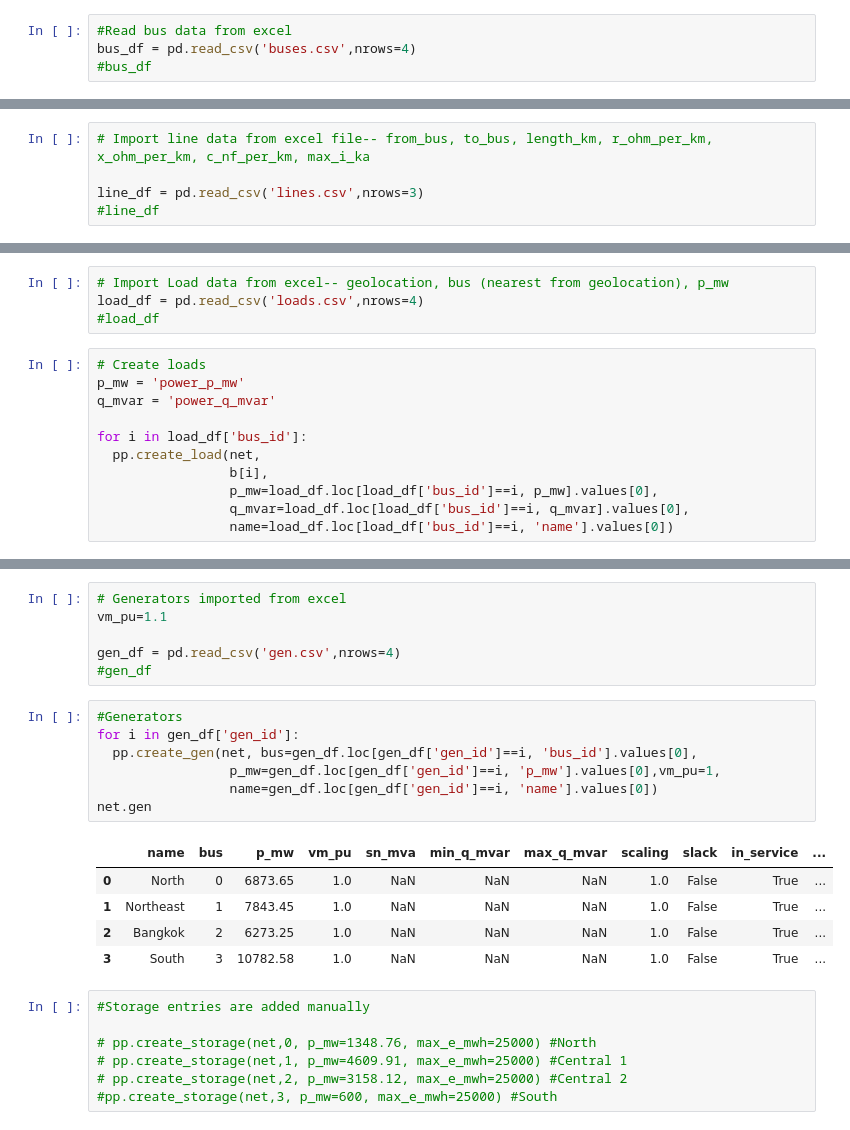
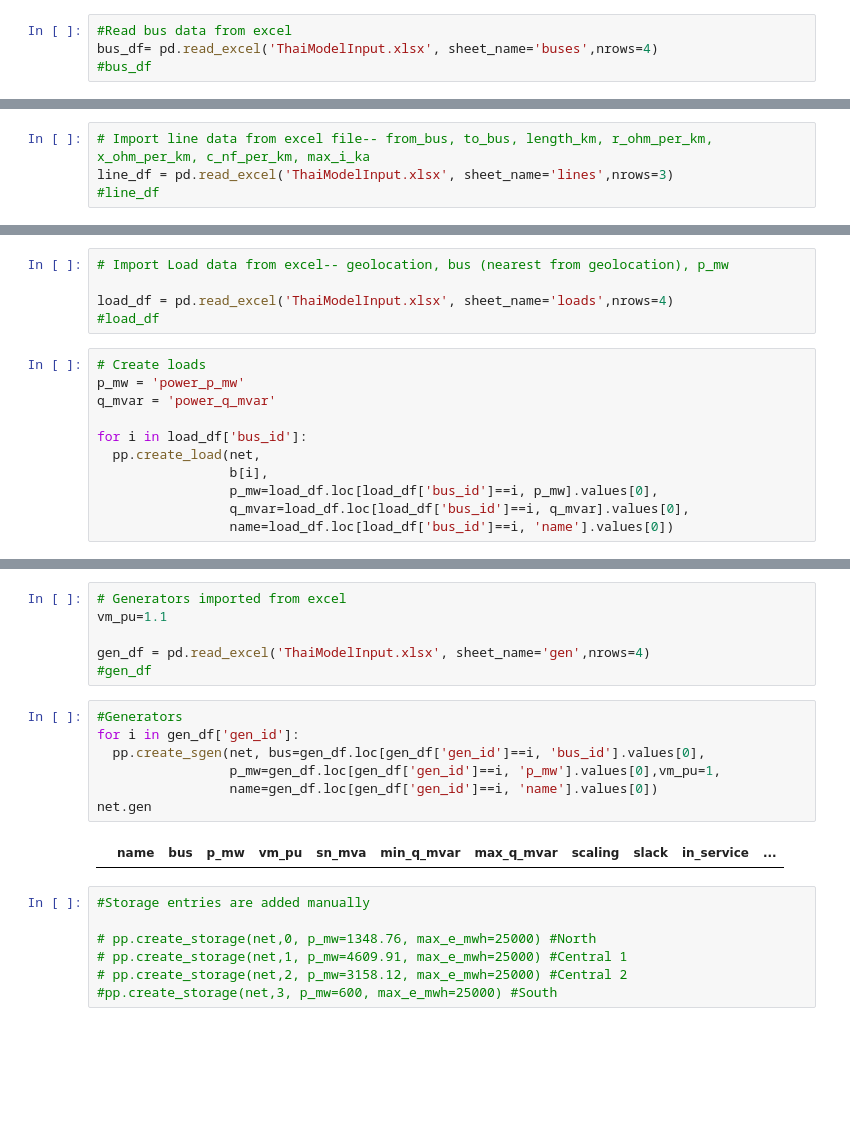
Before and after one commit to williamrodz/Thai-PandaPower, a Jupyter notebook: ThaiEnergyFlow.ipynb, the cells around one changed output, grey strips where cells are left out. Cells and saved outputs as stored; diff of their text form; blank space fills up the shorter version.

```diff
--- a/ThaiEnergyFlow.ipynb
+++ b/ThaiEnergyFlow.ipynb
@@ -22,7 +22,7 @@ import pandapower.plotting as plot
 net = pp.create_empty_network()
 # %%
 #Read bus data from excel
-bus_df = pd.read_csv('buses.csv',nrows=4)
+bus_df= pd.read_excel('ThaiModelInput.xlsx', sheet_name='buses',nrows=4)
 #bus_df
 # %%
 # Create buses
@@ -48,8 +48,7 @@ pp.create_ext_grid(net, bus=connect_bus, vm_pu=vm_pu, name = "Slack bus")
 0
 # %%
 # Import line data from excel file-- from_bus, to_bus, length_km, r_ohm_per_km, x_ohm_per_km, c_nf_per_km, max_i_ka
-
-line_df = pd.read_csv('lines.csv',nrows=3)
+line_df = pd.read_excel('ThaiModelInput.xlsx', sheet_name='lines',nrows=3)
 #line_df
 # %%
 # Create lines
@@ -74,7 +73,8 @@ net.line
 | 2 | None | None | 2 | 3 | 400.0 | 0.01 | 0.01 | 1.000000e-09 | 0.0 | ... |
 # %%
 # Import Load data from excel-- geolocation, bus (nearest from geolocation), p_mw
-load_df = pd.read_csv('loads.csv',nrows=4)
+
+load_df = pd.read_excel('ThaiModelInput.xlsx', sheet_name='loads',nrows=4)
 #load_df
 # %%
 # Create loads
@@ -99,21 +99,17 @@ net.load
 # Generators imported from excel
 vm_pu=1.1
 
-gen_df = pd.read_csv('gen.csv',nrows=4)
+gen_df = pd.read_excel('ThaiModelInput.xlsx', sheet_name='gen',nrows=4)
 #gen_df
 # %%
 #Generators
 for i in gen_df['gen_id']:
-  pp.create_gen(net, bus=gen_df.loc[gen_df['gen_id']==i, 'bus_id'].values[0],
+  pp.create_sgen(net, bus=gen_df.loc[gen_df['gen_id']==i, 'bus_id'].values[0],
                  p_mw=gen_df.loc[gen_df['gen_id']==i, 'p_mw'].values[0],vm_pu=1,
                  name=gen_df.loc[gen_df['gen_id']==i, 'name'].values[0])
 net.gen
 # %% [output]
 |  | name | bus | p_mw | vm_pu | sn_mva | min_q_mvar | max_q_mvar | scaling | slack | in_service | ... |
-| 0 | North | 0 | 6873.65 | 1.0 | NaN | NaN | NaN | 1.0 | False | True | ... |
-| 1 | Northeast | 1 | 7843.45 | 1.0 | NaN | NaN | NaN | 1.0 | False | True | ... |
-| 2 | Bangkok | 2 | 6273.25 | 1.0 | NaN | NaN | NaN | 1.0 | False | True | ... |
-| 3 | South | 3 | 10782.58 | 1.0 | NaN | NaN | NaN | 1.0 | False | True | ... |
 # %%
 #Storage entries are added manually
 
```
Also changed, not shown: parts of 14 cells of this notebook, 1 other file.
